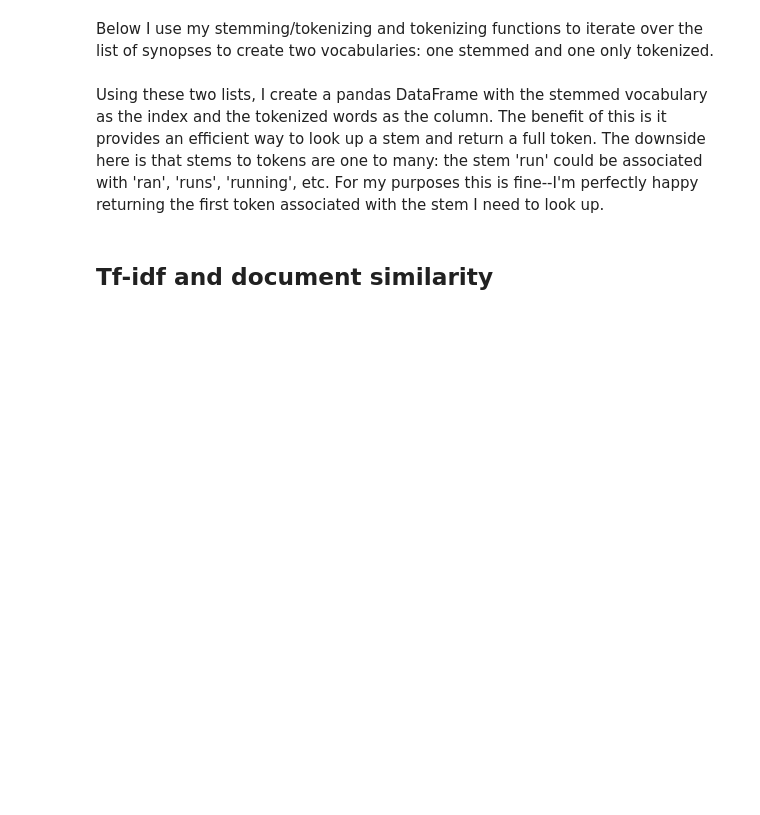
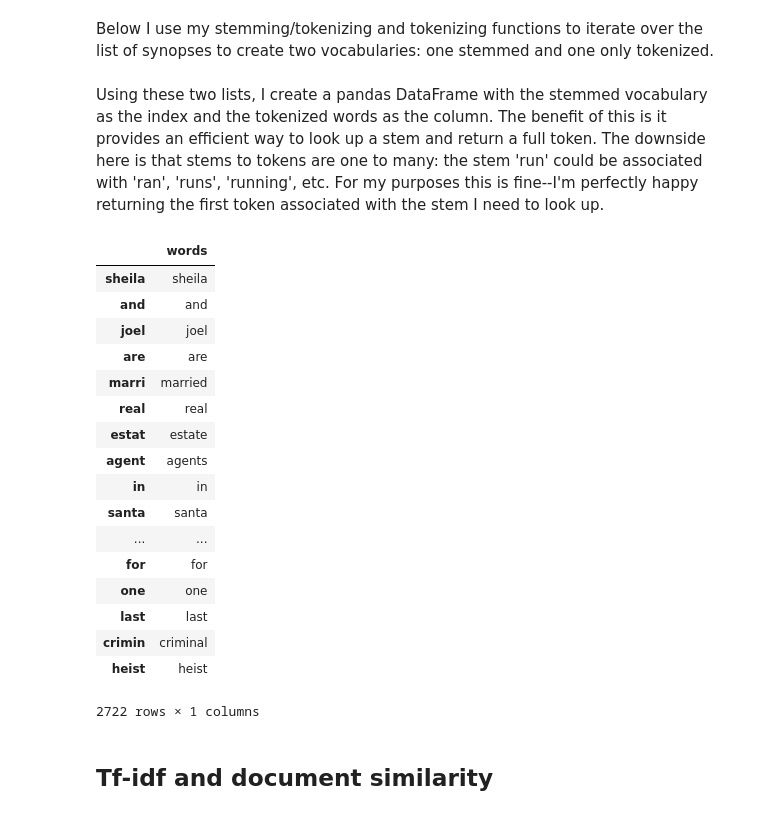
Before and after one commit to susuhtetkyaw/document_cluster, a Jupyter notebook: cluster_analysis_custom.ipynb, the cells around one changed output. Drawn from its saved outputs; the diff is of its cells as text; code cells hidden in the pictures; blank space fills up the shorter version.

```diff
--- a/cluster_analysis_custom.ipynb
+++ b/cluster_analysis_custom.ipynb
@@ -292,3 +279,24 @@ vocab_frame.to_pickle("test.pkl")
+# %%
+vocab_frame
+# %% [output]
+|  | words |
+| sheila | sheila |
+| and | and |
+| joel | joel |
+| are | are |
+| marri | married |
+| real | real |
+| estat | estate |
+| agent | agents |
+| in | in |
+| santa | santa |
+| ... | ... |
+| for | for |
+| one | one |
+| last | last |
+| crimin | criminal |
+| heist | heist |
+2722 rows × 1 columns
 # %% [markdown]
 ## Tf-idf and document similarity
 # %% [markdown]
```
Also changed, not shown: parts of 12 cells of this notebook, 25 other files.
